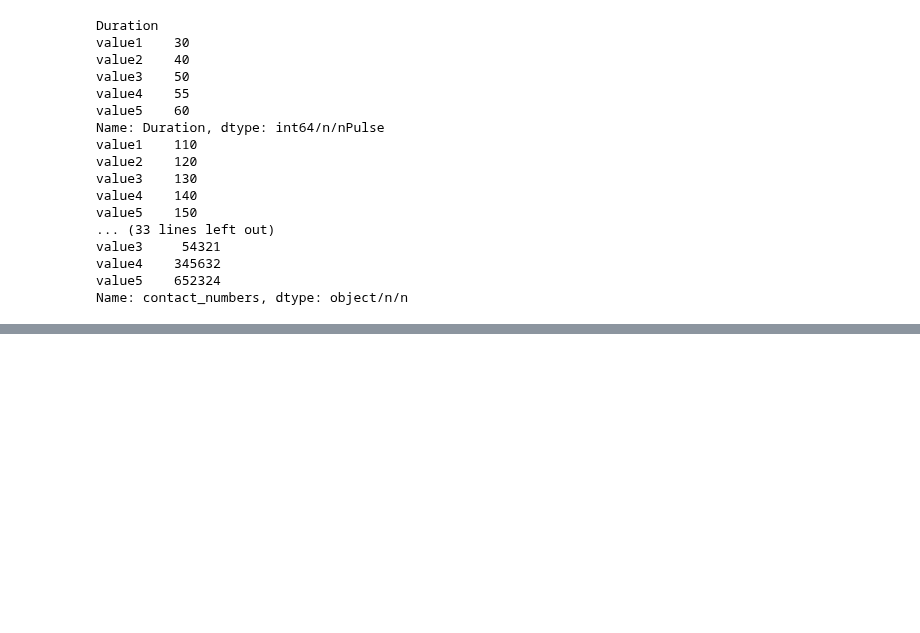
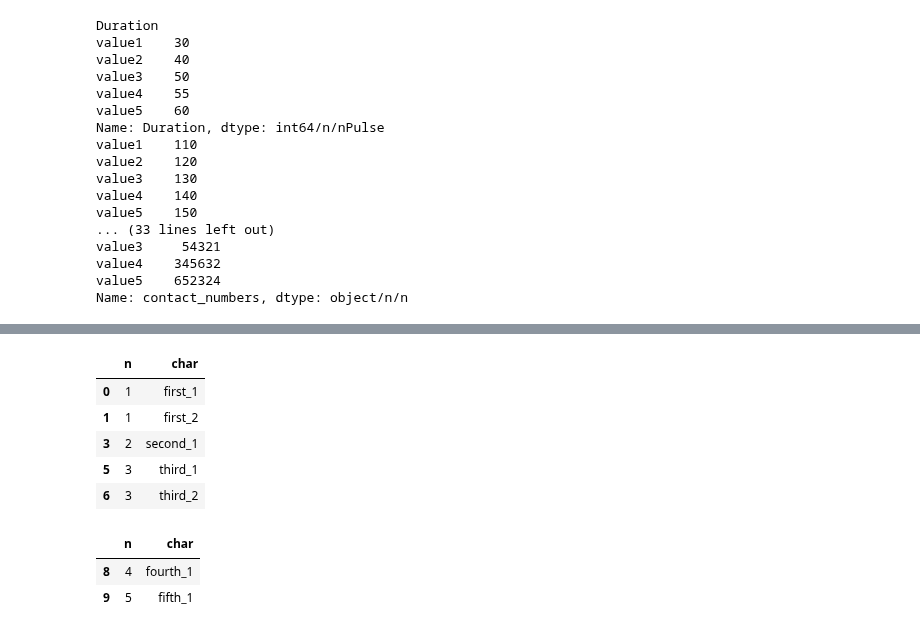
Before and after one commit to ramnagella/Demo, a Jupyter notebook: DA_Day7.ipynb, the cells around one changed output, grey strips where cells are left out. Saved outputs shown, nothing was run; the diff lists cells and outputs as text; code cells hidden in the pictures; blank space fills up the shorter version.

```diff
--- a/DA_Day7.ipynb
+++ b/DA_Day7.ipynb
@@ -787,0 +835,16 @@ Name: contact_numbers, dtype: object/n/n
+# %%
+#want to drop duplicates and last entry occurance we can keep and delete the rest of the records
+df5[df5.duplicated('n',keep='last')]
+# %% [output]
+|  | n | char |
+| 0 | 1 | first_1 |
+| 1 | 1 | first_2 |
+| 3 | 2 | second_1 |
+| 5 | 3 | third_1 |
+| 6 | 3 | third_2 |
+# %%
+df5.drop_duplicates('n',keep=False)#if no of occurances aere more than one it iwll delete all the records that is the reason i is not advisable to use this option
+# %% [output]
+|  | n | char |
+| 8 | 4 | fourth_1 |
+| 9 | 5 | fifth_1 |
```
Also changed, not shown: parts of 5 cells of this notebook.
